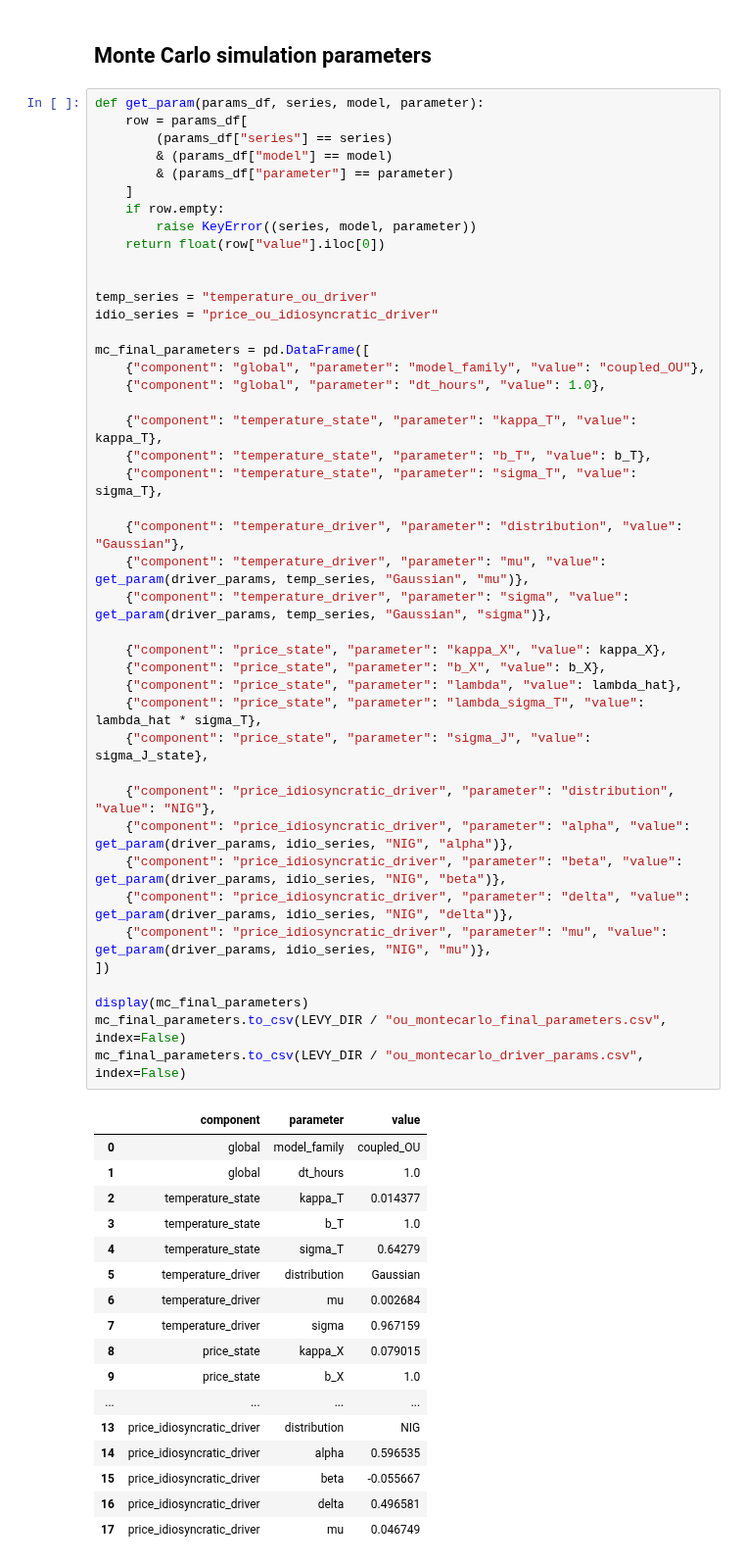
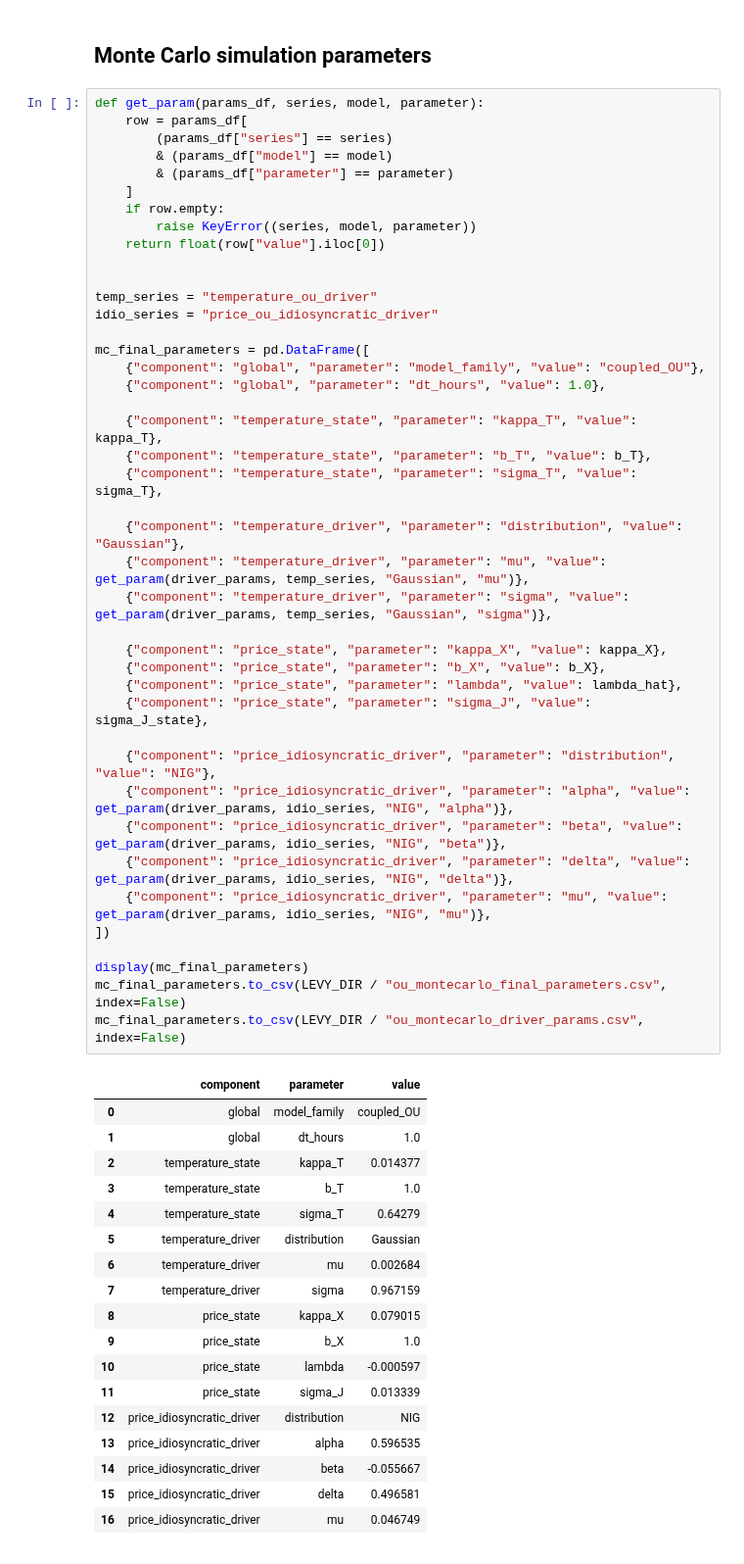
Before and after one commit to gabrielprieurq/carma-quonto, a Jupyter notebook: notebooks/10_ou_lambda.ipynb, the cells around one changed output. Shown at 98% size. Cells and saved outputs as stored; diff of their text form.

```diff
--- a/notebooks/10_ou_lambda.ipynb
+++ b/notebooks/10_ou_lambda.ipynb
@@ -803,37 +802,37 @@ mc_final_parameters = pd.DataFrame([
     {"component": "temperature_driver", "parameter": "mu", "value": get_param(driver_params, temp_series, "Gaussian", "mu")},
     {"component": "temperature_driver", "parameter": "sigma", "value": get_param(driver_params, temp_series, "Gaussian", "sigma")},
 
     {"component": "price_state", "parameter": "kappa_X", "value": kappa_X},
     {"component": "price_state", "parameter": "b_X", "value": b_X},
     {"component": "price_state", "parameter": "lambda", "value": lambda_hat},
-    {"component": "price_state", "parameter": "lambda_sigma_T", "value": lambda_hat * sigma_T},
     {"component": "price_state", "parameter": "sigma_J", "value": sigma_J_state},
 
     {"component": "price_idiosyncratic_driver", "parameter": "distribution", "value": "NIG"},
     {"component": "price_idiosyncratic_driver", "parameter": "alpha", "value": get_param(driver_params, idio_series, "NIG", "alpha")},
     {"component": "price_idiosyncratic_driver", "parameter": "beta", "value": get_param(driver_params, idio_series, "NIG", "beta")},
     {"component": "price_idiosyncratic_driver", "parameter": "delta", "value": get_param(driver_params, idio_series, "NIG", "delta")},
     {"component": "price_idiosyncratic_driver", "parameter": "mu", "value": get_param(driver_params, idio_series, "NIG", "mu")},
 ])
 
 display(mc_final_parameters)
 mc_final_parameters.to_csv(LEVY_DIR / "ou_montecarlo_final_parameters.csv", index=False)
 mc_final_parameters.to_csv(LEVY_DIR / "ou_montecarlo_driver_params.csv", index=False)
 # %% [output]
 |  | component | parameter | value |
 | 0 | global | model_family | coupled_OU |
 | 1 | global | dt_hours | 1.0 |
 | 2 | temperature_state | kappa_T | 0.014377 |
 | 3 | temperature_state | b_T | 1.0 |
 | 4 | temperature_state | sigma_T | 0.64279 |
 | 5 | temperature_driver | distribution | Gaussian |
 | 6 | temperature_driver | mu | 0.002684 |
 | 7 | temperature_driver | sigma | 0.967159 |
 | 8 | price_state | kappa_X | 0.079015 |
 | 9 | price_state | b_X | 1.0 |
-| ... | ... | ... | ... |
-| 13 | price_idiosyncratic_driver | distribution | NIG |
-| 14 | price_idiosyncratic_driver | alpha | 0.596535 |
-| 15 | price_idiosyncratic_driver | beta | -0.055667 |
-| 16 | price_idiosyncratic_driver | delta | 0.496581 |
-| 17 | price_idiosyncratic_driver | mu | 0.046749 |
+| 10 | price_state | lambda | -0.000597 |
+| 11 | price_state | sigma_J | 0.013339 |
+| 12 | price_idiosyncratic_driver | distribution | NIG |
+| 13 | price_idiosyncratic_driver | alpha | 0.596535 |
+| 14 | price_idiosyncratic_driver | beta | -0.055667 |
+| 15 | price_idiosyncratic_driver | delta | 0.496581 |
+| 16 | price_idiosyncratic_driver | mu | 0.046749 |
```
Also changed, not shown: parts of 1 cell of this notebook, 10 other files.
